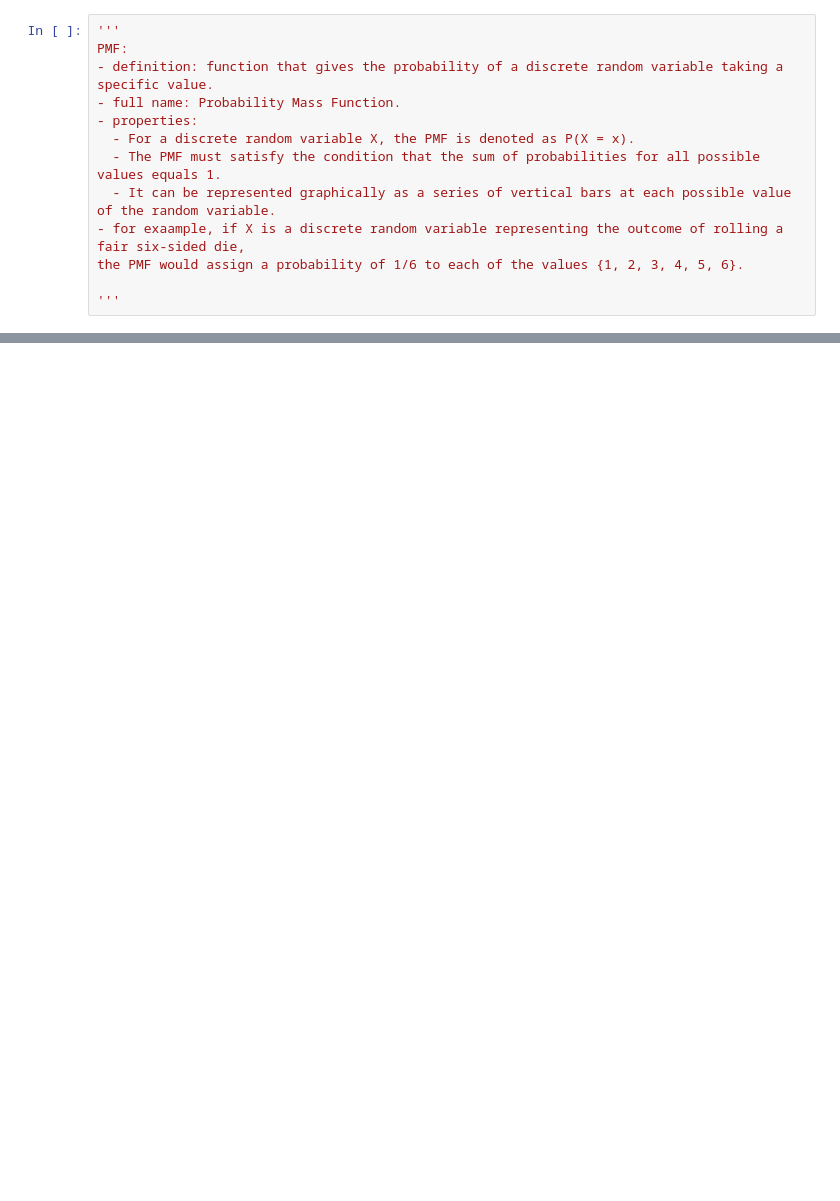
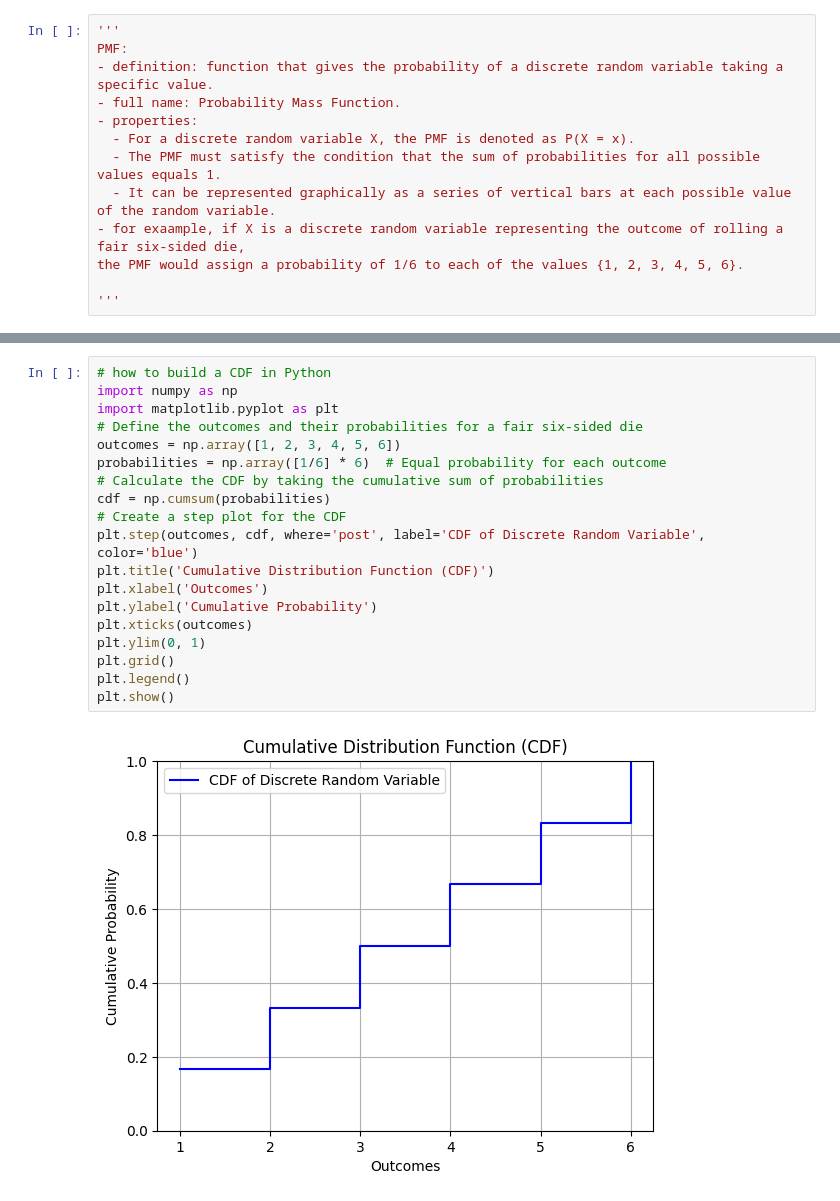
Before and after one commit to abhik12295/Data-Science-Learning, a Jupyter notebook: Statistics/probability_distribution_function.ipynb, the cells around one changed output, grey strips where cells are left out. Cells and saved outputs as stored; diff of their text form; blank space fills up the shorter version.

```diff
--- a/Statistics/probability_distribution_function.ipynb
+++ b/Statistics/probability_distribution_function.ipynb
@@ -90 +75,22 @@ example with values:
 '''
+# %%
+# how to build a CDF in Python
+import numpy as np
+import matplotlib.pyplot as plt
+# Define the outcomes and their probabilities for a fair six-sided die
+outcomes = np.array([1, 2, 3, 4, 5, 6])
+probabilities = np.array([1/6] * 6)  # Equal probability for each outcome
+# Calculate the CDF by taking the cumulative sum of probabilities
+cdf = np.cumsum(probabilities)
+# Create a step plot for the CDF
+plt.step(outcomes, cdf, where='post', label='CDF of Discrete Random Variable', color='blue')
+plt.title('Cumulative Distribution Function (CDF)')
+plt.xlabel('Outcomes')
+plt.ylabel('Cumulative Probability')
+plt.xticks(outcomes)
+plt.ylim(0, 1)
+plt.grid()
+plt.legend()
+plt.show()
+# %% [output]
+[figure, added]
```
Also changed, not shown: parts of 11 cells of this notebook.
